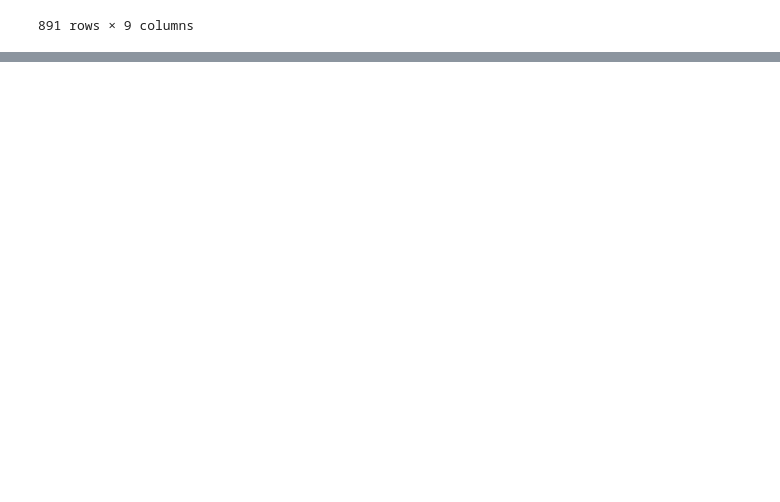
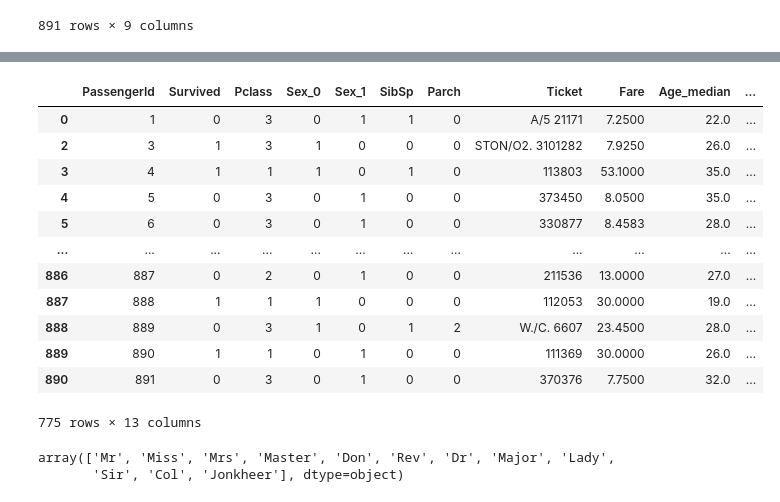
Before and after one commit to wrickguha/Kaggle_Notebooks, a Jupyter notebook: titanic-model.ipynb, the cells around one changed output, grey strips where cells are left out. Cells and saved outputs as stored; diff of their text form; code cells hidden in the pictures; blank space fills up the shorter version.

```diff
--- a/titanic-model.ipynb
+++ b/titanic-model.ipynb
@@ -434,0 +242,27 @@ array(['male', 'female'], dtype=object)
+# %%
+import category_encoders as ce
+
+encoder = ce.BinaryEncoder(cols=['Sex'])
+
+df_train = encoder.fit_transform(df_train)
+# %%
+df_train
+# %% [output]
+|  | PassengerId | Survived | Pclass | Sex_0 | Sex_1 | SibSp | Parch | Ticket | Fare | Age_median | ... |
+| 0 | 1 | 0 | 3 | 0 | 1 | 1 | 0 | A/5 21171 | 7.2500 | 22.0 | ... |
+| 2 | 3 | 1 | 3 | 1 | 0 | 0 | 0 | STON/O2. 3101282 | 7.9250 | 26.0 | ... |
+| 3 | 4 | 1 | 1 | 1 | 0 | 1 | 0 | 113803 | 53.1000 | 35.0 | ... |
+| 4 | 5 | 0 | 3 | 0 | 1 | 0 | 0 | 373450 | 8.0500 | 35.0 | ... |
+| 5 | 6 | 0 | 3 | 0 | 1 | 0 | 0 | 330877 | 8.4583 | 28.0 | ... |
+| ... | ... | ... | ... | ... | ... | ... | ... | ... | ... | ... | ... |
+| 886 | 887 | 0 | 2 | 0 | 1 | 0 | 0 | 211536 | 13.0000 | 27.0 | ... |
+| 887 | 888 | 1 | 1 | 1 | 0 | 0 | 0 | 112053 | 30.0000 | 19.0 | ... |
+| 888 | 889 | 0 | 3 | 1 | 0 | 1 | 2 | W./C. 6607 | 23.4500 | 28.0 | ... |
+| 889 | 890 | 1 | 1 | 0 | 1 | 0 | 0 | 111369 | 30.0000 | 26.0 | ... |
+| 890 | 891 | 0 | 3 | 0 | 1 | 0 | 0 | 370376 | 7.7500 | 32.0 | ... |
+775 rows × 13 columns
+# %%
+df_train['Title'].unique()
+# %% [output]
+array(['Mr', 'Miss', 'Mrs', 'Master', 'Don', 'Rev', 'Dr', 'Major', 'Lady',
+       'Sir', 'Col', 'Jonkheer'], dtype=object)
```
Also changed, not shown: parts of 90 cells of this notebook.
